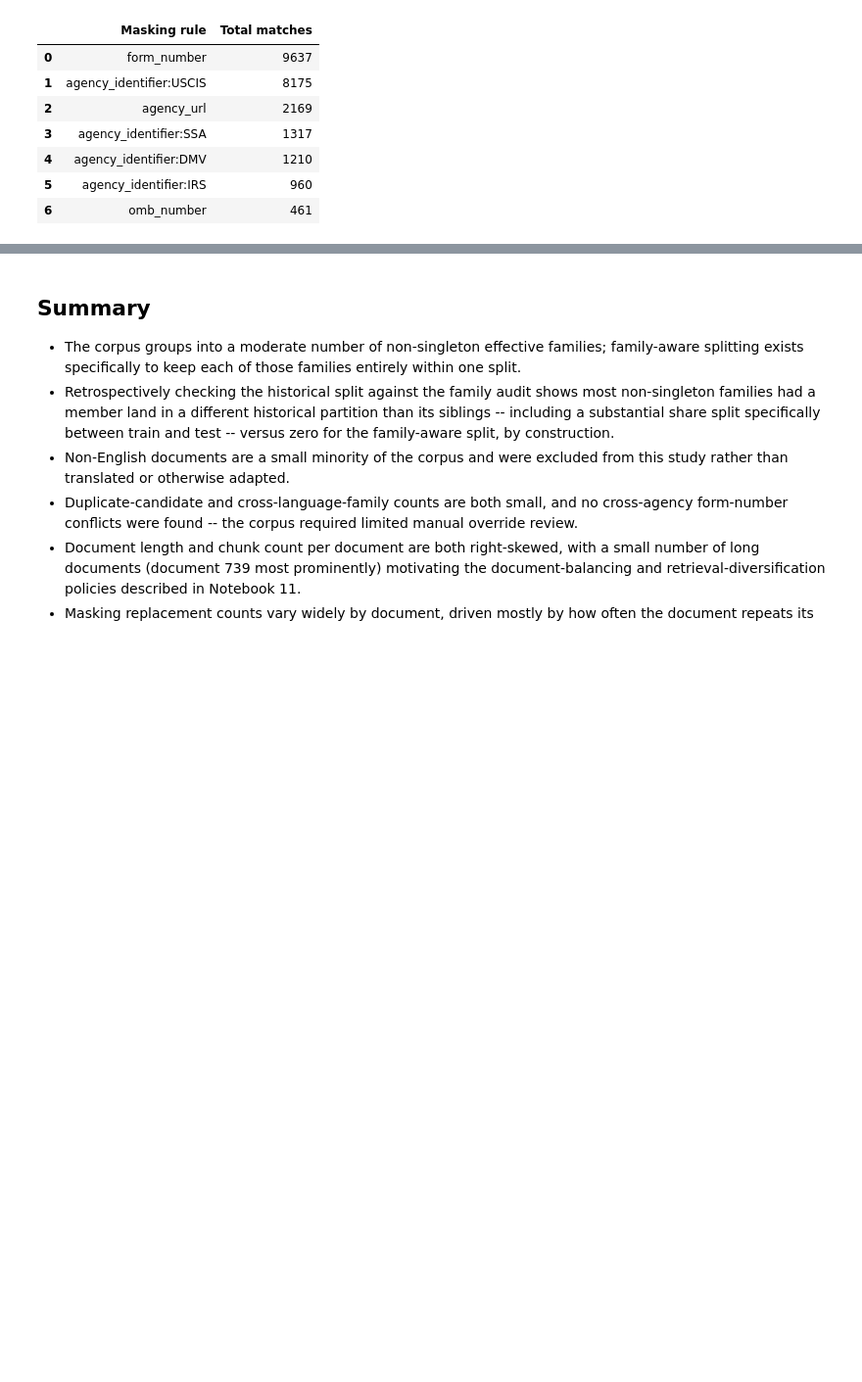
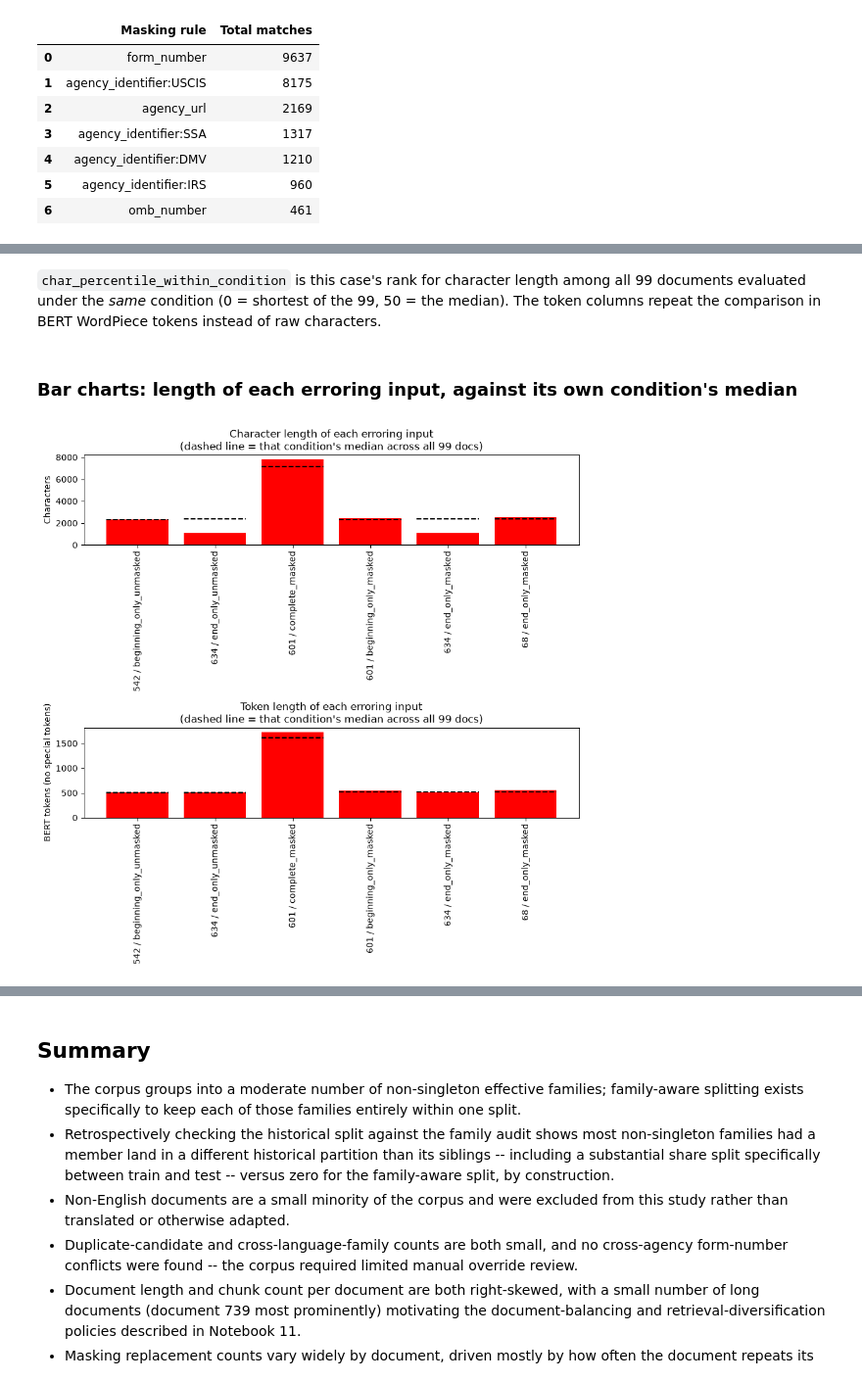
Before and after one commit to al1az1z1/newstart-ai, a Jupyter notebook: newstart_ai_benchmark/notebooks/12_family_aware_eda.ipynb, the cells around one changed output, grey strips where cells are left out. Shown at 98% size. Drawn from its saved outputs; the diff is of its cells as text; code cells hidden in the pictures; blank space fills up the shorter version.

```diff
--- a/newstart_ai_benchmark/notebooks/12_family_aware_eda.ipynb
+++ b/newstart_ai_benchmark/notebooks/12_family_aware_eda.ipynb
@@ -384,0 +404,11 @@ Total matches per masking rule, across every document in train + validation + te
+# %%
+bert_predictions = pd.read_csv(reports_dir / "checkpoint8_test_predictions.csv")
+# family_audit was already loaded by the Setup cell above -- reused here, not reloaded.
+
+bert_errors = bert_predictions[bert_predictions["true_label"] != bert_predictions["predicted_label"]].copy()
+bert_errors = bert_errors.merge(
+    family_audit[["document_id", "filename", "form_number", "effective_family_id"]],
+    on="document_id", how="left",
+)
+bert_errors = bert_errors[["document_id", "filename", "effective_family_id", "condition", "true_label", "predicted_label"]]
+bert_errors.reset_index(drop=True)
@@ -384,0 +475,29 @@ Total matches per masking rule, across every document in train + validation + te
+# %% [markdown]
+`char_percentile_within_condition` is this case's rank for character length among all 99
+documents evaluated under the *same* condition (0 = shortest of the 99, 50 = the median).
+The token columns repeat the comparison in BERT WordPiece tokens instead of raw characters.
+# %% [markdown]
+### Bar charts: length of each erroring input, against its own condition's median
+# %%
+error_lengths["label"] = error_lengths["document_id"].astype(str) + " / " + error_lengths["condition"]
+
+fig, axes = plt.subplots(2, 1, figsize=(9, 9))
+
+axes[0].bar(error_lengths["label"], error_lengths["chars"], color="red")
+for i, med in enumerate(error_lengths["condition_median_chars"]):
+    axes[0].hlines(med, i - 0.4, i + 0.4, color="black", linestyle="--", linewidth=1.5)
+axes[0].set_ylabel("Characters")
+axes[0].set_title("Character length of each erroring input\n(dashed line = that condition's median across all 99 docs)")
+axes[0].tick_params(axis="x", rotation=90)
+
+axes[1].bar(error_lengths["label"], error_lengths["tokens"], color="red")
+for i, med in enumerate(error_lengths["condition_median_tokens"]):
+    axes[1].hlines(med, i - 0.4, i + 0.4, color="black", linestyle="--", linewidth=1.5)
+axes[1].set_ylabel("BERT tokens (no special tokens)")
+axes[1].set_title("Token length of each erroring input\n(dashed line = that condition's median across all 99 docs)")
+axes[1].tick_params(axis="x", rotation=90)
+
+plt.tight_layout()
+plt.show()
+# %% [output]
+[figure, added]
```
Also changed, not shown: parts of 8 cells of this notebook, 3 other files.
